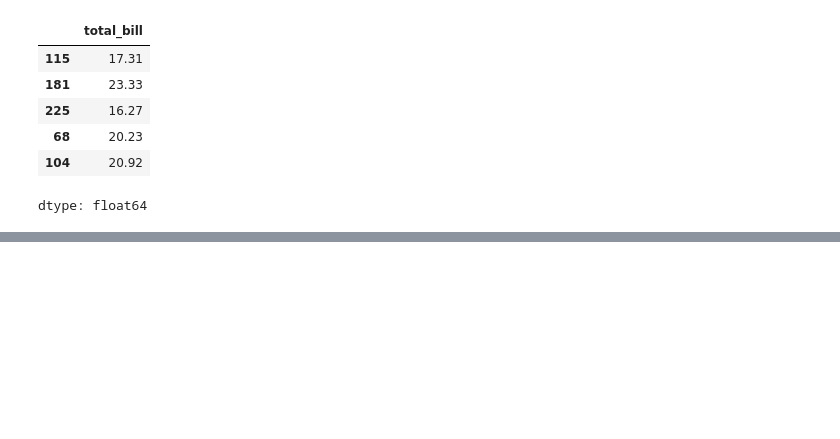
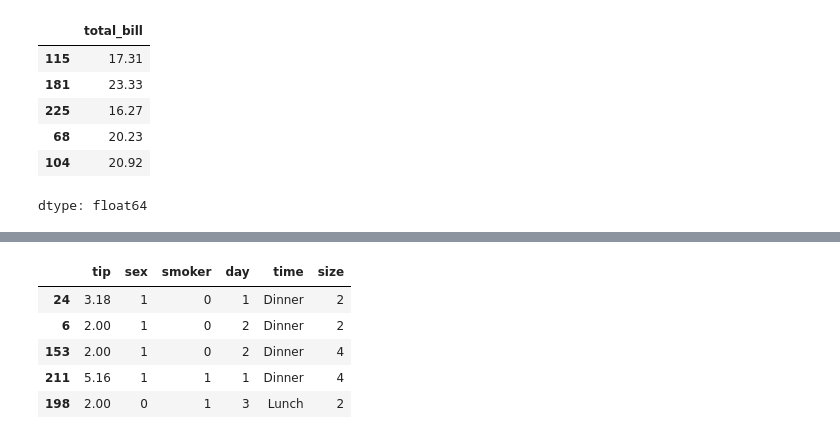
Before and after one commit to AyanSrivastava11/projects, a Jupyter notebook: 3 - svm/svr.ipynb, the cells around one changed output, grey strips where cells are left out. Drawn from its saved outputs; the diff is of its cells as text; code cells hidden in the pictures; blank space fills up the shorter version.

```diff
--- a/3 - svm/svr.ipynb
+++ b/3 - svm/svr.ipynb
@@ -90,0 +109,13 @@ dtype: float64
+# %%
+X_test['sex'] = le1.transform(X_test['sex'])
+X_test['smoker'] = le2.transform(X_test['smoker'])
+X_test['day'] = le3.transform(X_test['day'])
+# %%
+X_test.head()
+# %% [output]
+|  | tip | sex | smoker | day | time | size |
+| 24 | 3.18 | 1 | 0 | 1 | Dinner | 2 |
+| 6 | 2.00 | 1 | 0 | 2 | Dinner | 2 |
+| 153 | 2.00 | 1 | 0 | 2 | Dinner | 4 |
+| 211 | 5.16 | 1 | 1 | 1 | Dinner | 4 |
+| 198 | 2.00 | 0 | 1 | 3 | Lunch | 2 |
```
Also changed, not shown: parts of 9 cells of this notebook.
